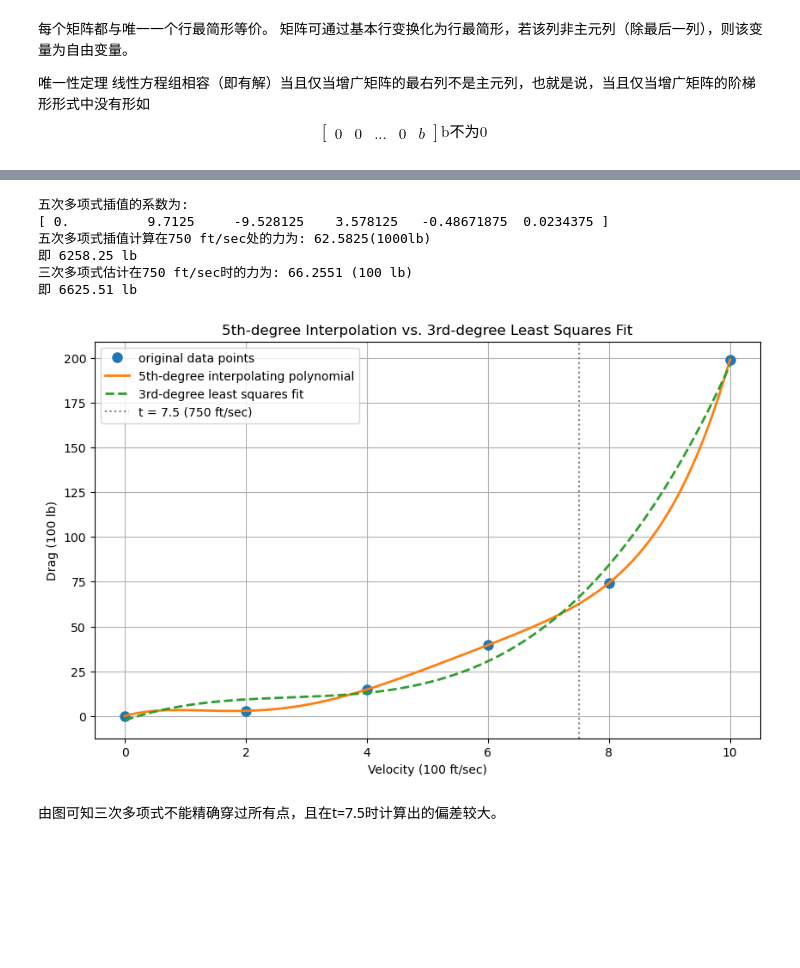
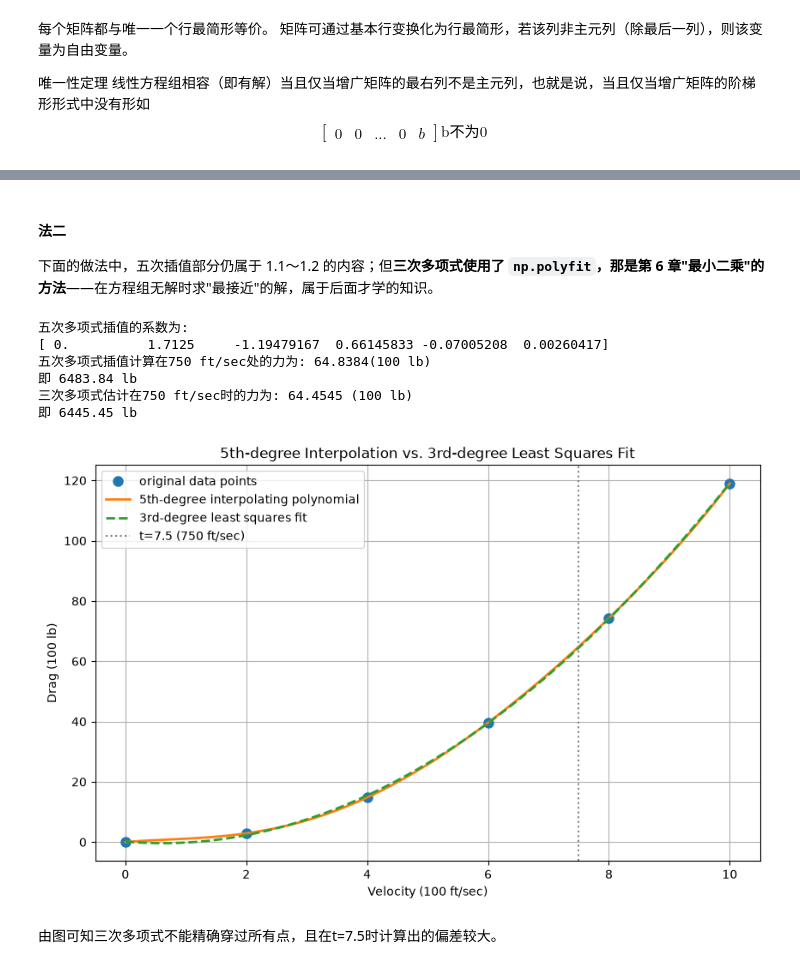
Before and after one commit to LUMax6/Linear-algebra, a Jupyter notebook: chapter1.ipynb, the cells around one changed output, grey strips where cells are left out. Saved outputs shown, nothing was run; the diff lists cells and outputs as text; code cells hidden in the pictures; blank space fills up the shorter version.

```diff
--- a/chapter1.ipynb
+++ b/chapter1.ipynb
@@ -50,9 +120,13 @@ $$\begin{bmatrix} 0 & 0 & ... & 0 & b\end{bmatrix} \text{b不为0}$$
+# %% [markdown]
+#### 法二
+
+下面的做法中，五次插值部分仍属于 1.1～1.2 的内容；但**三次多项式使用了 `np.polyfit`，那是第 6 章"最小二乘"的方法**——在方程组无解时求"最接近"的解，属于后面才学的知识。
 # %%
 import numpy as np
 import matplotlib.pyplot as plt
 
 t=np.array([0, 2, 4, 6, 8, 10])
-y=np.array([0, 2.9, 14.8, 39.6, 74.3, 199])
+y=np.array([0, 2.9, 14.8, 39.6, 74.3, 119])   # 题表中最后一个力值为 119 (100 lb)
 
 V=np.vander(t,increasing=True)
 c5=np.linalg.solve(V,y)
@@ -62,40 +136,40 @@ print(c5)
 p5=np.poly1d(c5[::-1])
 t_target=7.5
 force5=p5(t_target)
-print(f"五次多项式插值计算在750 ft/sec处的力为: {force5:.4f}(1000lb)")
+print(f"五次多项式插值计算在750 ft/sec处的力为: {force5:.4f}(100 lb)")
 print(f"即 {force5 * 100:.2f} lb")
 
 # 用3次多项式拟合
 c3=np.polyfit(t, y, 3)
 p3=np.poly1d(c3)
 
 # 三次多项式在t=7.5处的估计
 force3=p3(t_target)
 print(f"三次多项式估计在750 ft/sec时的力为: {force3:.4f} (100 lb)")
 print(f"即 {force3 * 100:.2f} lb")
 print()
 
 # 可视化比较
 t_plot=np.linspace(0, 10, 200)
 plt.figure(figsize=(10, 6))
 plt.plot(t, y, 'o', label='original data points', markersize=8)
 plt.plot(t_plot, p5(t_plot), label='5th-degree interpolating polynomial', linewidth=2)
 plt.plot(t_plot, p3(t_plot), '--', label='3rd-degree least squares fit', linewidth=2)
 plt.axvline(x=t_target, color='gray', linestyle=':', label=f't={t_target} (750 ft/sec)')
 plt.xlabel('Velocity (100 ft/sec)')
 plt.ylabel('Drag (100 lb)')
 plt.legend()
 plt.grid(True)
 plt.title('5th-degree Interpolation vs. 3rd-degree Least Squares Fit')
 plt.show()
 # %% [output]
 五次多项式插值的系数为:
-[ 0.          9.7125     -9.528125    3.578125   -0.48671875  0.0234375 ]
-五次多项式插值计算在750 ft/sec处的力为: 62.5825(1000lb)
-即 6258.25 lb
-三次多项式估计在750 ft/sec时的力为: 66.2551 (100 lb)
-即 6625.51 lb
+[ 0.          1.7125     -1.19479167  0.66145833 -0.07005208  0.00260417]
+五次多项式插值计算在750 ft/sec处的力为: 64.8384(100 lb)
+即 6483.84 lb
+三次多项式估计在750 ft/sec时的力为: 64.4545 (100 lb)
+即 6445.45 lb
-[figure, old version]
+[figure, new version]
 # %% [markdown]
 由图可知三次多项式不能精确穿过所有点，且在t=7.5时计算出的偏差较大。
 # %% [markdown]
```
Also changed, not shown: parts of 25 cells of this notebook, 24 other files.
